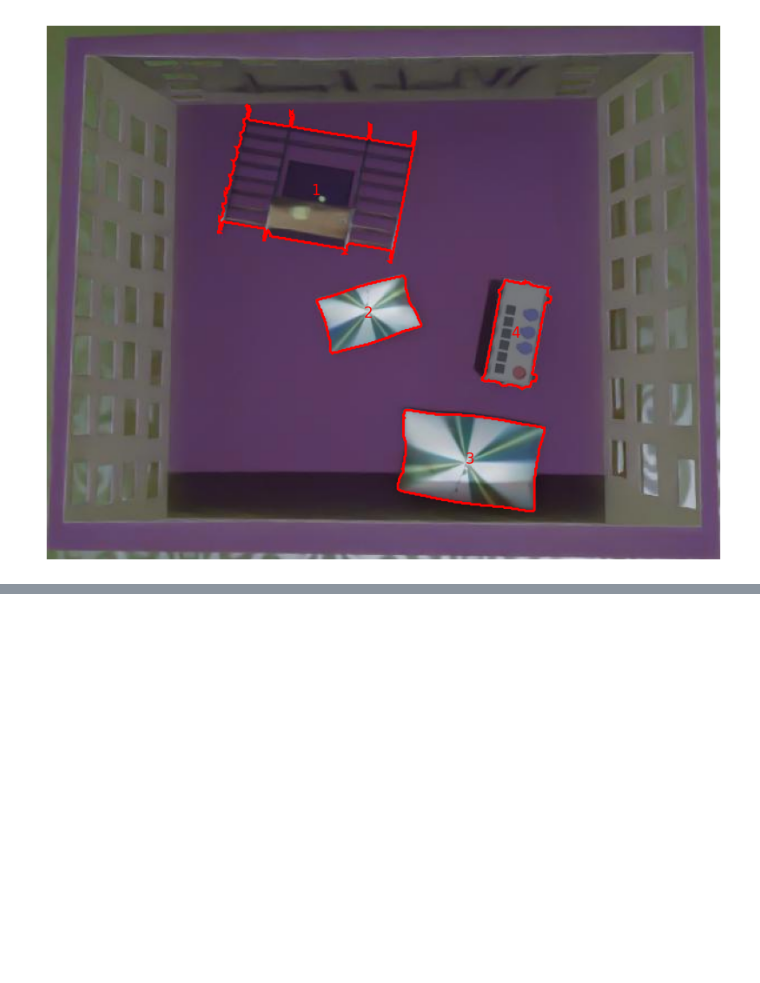
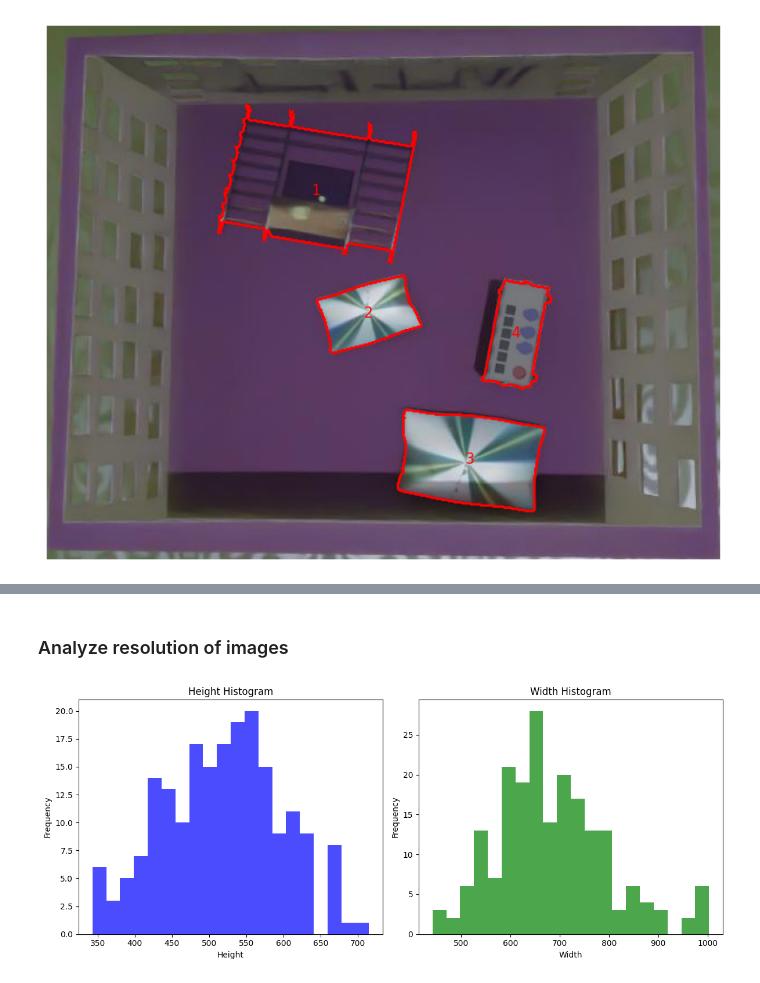
Before and after one commit to havrylovv/vision3d, a Jupyter notebook: data_exploration.ipynb, the cells around one changed output, grey strips where cells are left out. Cells and saved outputs as stored; diff of their text form; code cells hidden in the pictures; blank space fills up the shorter version.

```diff
--- a/data_exploration.ipynb
+++ b/data_exploration.ipynb
@@ -281 +263,3 @@ def visualize_pointcloud(points, downsample_factor=5):
 visualize_pointcloud(pc3d)
+# %% [markdown]
+### Analyze resolution of images
@@ -281,0 +289,34 @@ visualize_pointcloud(pc3d)
+# %%
+def plot_resolution_histogram(resolutions, bins_h, bins_w):
+    """
+    Plot histograms for height and width from the resolutions array.
+
+    Args:
+        resolutions (np.ndarray): Array of shape (B, 2) containing width and height.
+        bins_h (int): Number of bins for the height histogram.
+        bins_w (int): Number of bins for the width histogram.
+    """
+    heights = resolutions[:, 1]
+    widths = resolutions[:, 0]
+
+    fig, axes = plt.subplots(1, 2, figsize=(12, 5))
+
+    # Histogram for heights
+    axes[0].hist(heights, bins=bins_h, color='blue', alpha=0.7)
+    axes[0].set_title('Height Histogram')
+    axes[0].set_xlabel('Height')
+    axes[0].set_ylabel('Frequency')
+
+    # Histogram for widths
+    axes[1].hist(widths, bins=bins_w, color='green', alpha=0.7)
+    axes[1].set_title('Width Histogram')
+    axes[1].set_xlabel('Width')
+    axes[1].set_ylabel('Frequency')
+
+    plt.tight_layout()
+    plt.show()
+
+
+plot_resolution_histogram(resolutions, bins_h=20, bins_w=20)
+# %% [output]
+[figure, added]
```
Also changed, not shown: parts of 17 cells of this notebook.
